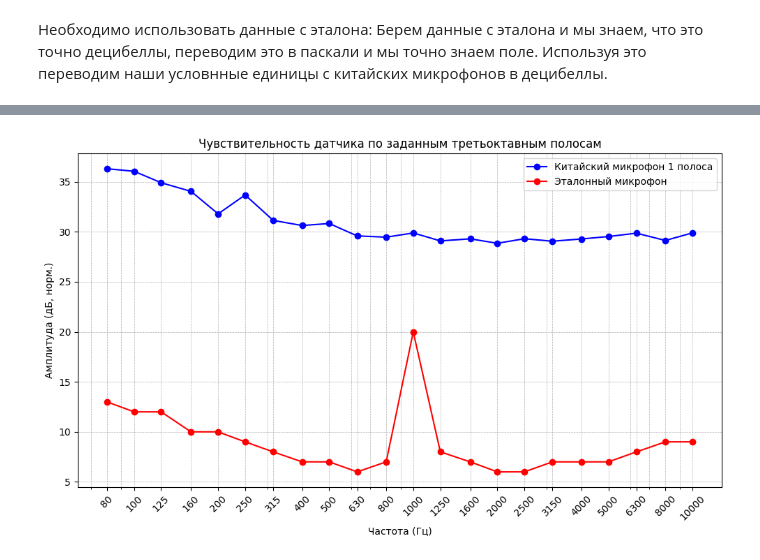
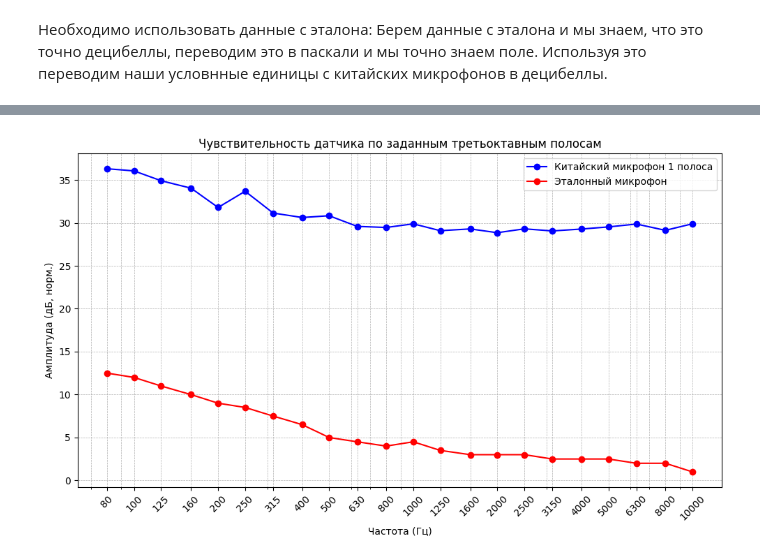
Before and after one commit to bdExplore/Scientific, a Jupyter notebook: Python/pgd_analys.ipynb, the cells around one changed output, grey strips where cells are left out. Drawn from its saved outputs; the diff is of its cells as text; code cells hidden in the pictures.

```diff
--- a/Python/pgd_analys.ipynb
+++ b/Python/pgd_analys.ipynb
@@ -181,7 +183,7 @@ upper_bounds = octave_boundaries[1:]
 center_freqs = np.array([80, 100, 125, 160, 200, 250, 315, 400, 500, 630, 800, 1000, 1250, 1600, 2000, 2500, 3150, 4000, 5000, 6300, 8000, 10000])  # Центральные частоты как середина диапазона
 
 amp_standard_23 = np.array([55, 53, 53, 54, 55, 55, 57, 58, 59, 58, 59 ,60, 61, 62, 61, 60, 60, 60, 59, 58, 55, 54])
-amp_standard_self = np.array([13, 12, 12, 10, 10, 9, 8, 7, 7, 6, 7, 20, 8, 7, 6, 6, 7, 7, 7, 8, 9, 9])
+amp_standard_self = np.array([12.5, 12, 11, 10, 9, 8.5, 7.5, 6.5, 5, 4.5, 4, 4.5, 3.5, 3, 3, 3, 2.5, 2.5, 2.5, 2, 2, 1])
 
 fs, data_23 = wavfile.read('/Users/bogda/Desktop/Acoustics/Scientific/Исходные данные/PGD_camera/TASCAM_0023S1.wav')
 fs, data_30 = wavfile.read('/Users/bogda/Desktop/Acoustics/Scientific/Исходные данные/PGD_camera/TASCAM_0030S1.wav')
@@ -205,4 +207,4 @@ for f1, f2 in zip(lower_bounds, upper_bounds):
     amplitudes_calibrated.append(ampl)
 
 amplitudes_norm_calibrated = np.array(amplitudes_calibrated) / 2e-5 * k
-amplitudes_norm_calibrated_db = 20 * np.log10(amplitudes_norm_calibrated)
+amplitudes_norm_calibrated_db_23 = 20 * np.log10(amplitudes_norm_calibrated)
@@ -225,7 +227,6 @@ plt.show()
 Берем данные с эталона и мы знаем, что это точно децибеллы, переводим это в паскали и мы точно знаем поле. Используя это переводим наши условнные единицы с китайских микрофонов в децибеллы.
 # %%
 amp_standard_24 = np.array([55, 53, 54, 54, 57, 57, 57, 58, 59, 58, 59 , 60, 61, 62, 61, 60, 60, 60, 59, 58, 55, 54])
-amp_standard_self = np.array([13, 12, 12, 10, 10, 9, 8, 7, 7, 6, 7, 20, 8, 7, 6, 6, 7, 7, 7, 8, 9, 9])
 
 fs, data_24 = wavfile.read('/Users/bogda/Desktop/Acoustics/Scientific/Исходные данные/PGD_camera/TASCAM_0024S1.wav')
 fs, data_29 = wavfile.read('/Users/bogda/Desktop/Acoustics/Scientific/Исходные данные/PGD_camera/TASCAM_0029S1.wav')
@@ -249,6 +250,6 @@ for f1, f2 in zip(lower_bounds, upper_bounds):
     amplitudes_calibrated.append(ampl)
 
 amplitudes_norm_calibrated = np.array(amplitudes_calibrated) / 2e-5 * k
-amplitudes_norm_calibrated_db = 20 * np.log10(amplitudes_norm_calibrated)
+amplitudes_norm_calibrated_db_24 = 20 * np.log10(amplitudes_norm_calibrated)
 # %%
 plt.figure(figsize=(10, 6))
@@ -267,6 +268,6 @@ plt.show()
 # %%
 amp_standard_25 = np.array([55, 54, 54, 55, 55, 57, 57, 58, 59, 58, 59 ,60, 61, 62, 61, 60, 60, 60, 59, 58, 55, 54])
-amp_standard_self = np.array([13, 12, 12, 10, 10, 9, 8, 7, 7, 6, 7, 20, 8, 7, 6, 6, 7, 7, 7, 8, 9, 9])
+
 
 fs, data_25 = wavfile.read('/Users/bogda/Desktop/Acoustics/Scientific/Исходные данные/PGD_camera/TASCAM_0025S1.wav')
 fs, data_28 = wavfile.read('/Users/bogda/Desktop/Acoustics/Scientific/Исходные данные/PGD_camera/TASCAM_0028S1.wav')
@@ -290,6 +291,6 @@ for f1, f2 in zip(lower_bounds, upper_bounds):
     amplitudes_calibrated.append(ampl)
 
 amplitudes_norm_calibrated = np.array(amplitudes_calibrated) / 2e-5 * k
-amplitudes_norm_calibrated_db = 20 * np.log10(amplitudes_norm_calibrated)
+amplitudes_norm_calibrated_db_25 = 20 * np.log10(amplitudes_norm_calibrated)
 # %%
 plt.figure(figsize=(10, 6))
@@ -308,6 +309,6 @@ plt.show()
 # %%
 amp_standard_26 = np.array([55, 54, 54, 55, 55, 57, 57, 58, 59, 58, 59 ,60, 61, 62, 61, 60, 60, 60, 59, 58, 55, 54])
-amp_standard_self = np.array([13, 12, 12, 10, 10, 9, 8, 7, 7, 6, 7, 20, 8, 7, 6, 6, 7, 7, 7, 8, 9, 9])
+
 
 fs, data_26 = wavfile.read('/Users/bogda/Desktop/Acoustics/Scientific/Исходные данные/PGD_camera/TASCAM_0026S1.wav')
 fs, data_27 = wavfile.read('/Users/bogda/Desktop/Acoustics/Scientific/Исходные данные/PGD_camera/TASCAM_0027S1.wav')
@@ -331,18 +332,18 @@ for f1, f2 in zip(lower_bounds, upper_bounds):
     amplitudes_calibrated.append(ampl)
 
 amplitudes_norm_calibrated = np.array(amplitudes_calibrated) / 2e-5 * k
-amplitudes_norm_calibrated_db = 20 * np.log10(amplitudes_norm_calibrated)
+amplitudes_norm_calibrated_db_26 = 20 * np.log10(amplitudes_norm_calibrated)
 # %%
 plt.figure(figsize=(10, 6))
-plt.semilogx(center_freqs, amplitudes_norm_calibrated_db, marker='o', color='blue', label='Китайский микрофон 1 полоса')
+plt.semilogx(center_freqs, amplitudes_norm_calibrated_db_26, marker='o', color='blue', label='Китайский микрофон 1 полоса')
 plt.semilogx(center_freqs, amp_standard_self, marker='o', color='red', label='Эталонный микрофон')
 plt.grid(True, which='both', linestyle='--', linewidth=0.5)
 plt.xlabel('Частота (Гц)')
 plt.ylabel('Амплитуда (дБ, норм.)')
 plt.title('Чувствительность датчика по заданным третьоктавным полосам')
 plt.xticks(center_freqs, [f"{int(f)}" for f in center_freqs], rotation=45)
 plt.tight_layout()
 plt.legend()
 plt.show()
 # %% [output]
-[figure, old version]
+[figure, new version]
```
Also changed, not shown: parts of 6 cells of this notebook, 6 other files.
